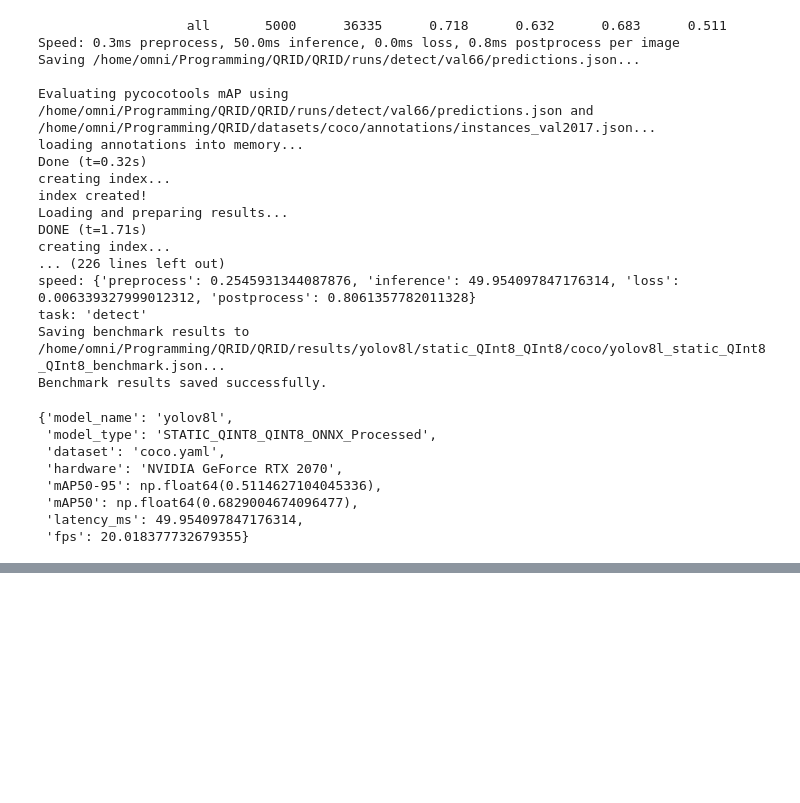
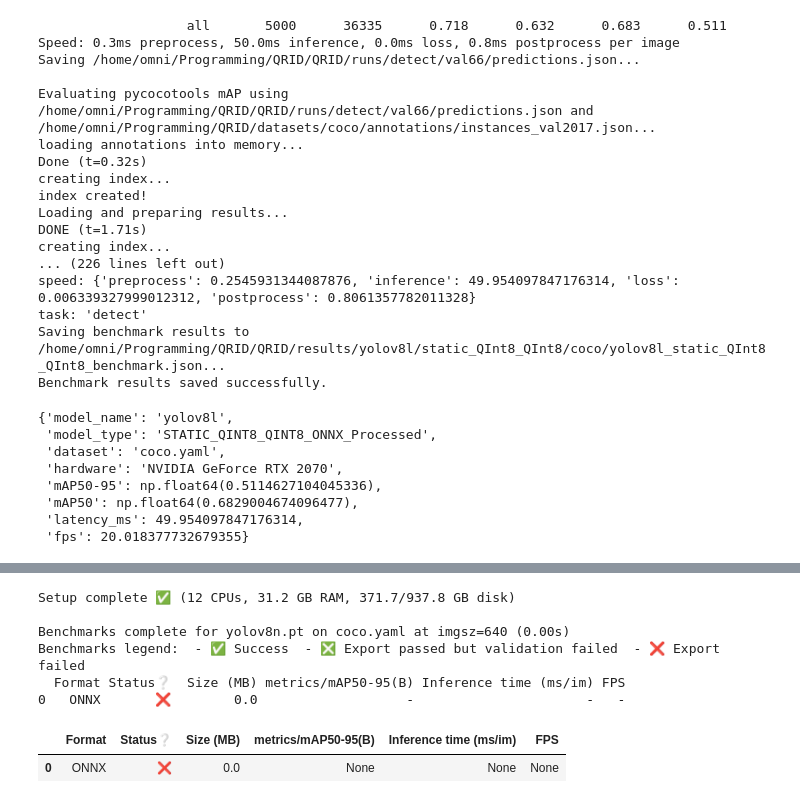
Before and after one commit to AllanK24/QRID, a Jupyter notebook: yolo.ipynb, the cells around one changed output, grey strips where cells are left out. Drawn from its saved outputs; the diff is of its cells as text; code cells hidden in the pictures; blank space fills up the shorter version.

```diff
--- a/yolo.ipynb
+++ b/yolo.ipynb
@@ -483,0 +639,19 @@ benchmark_yolo_static_quant(
+# %%
+from ultralytics.utils.benchmarks import benchmark
+benchmark(
+    model='yolov8n.pt',
+    imgsz=640,
+    data="coco.yaml",
+    device=0,
+    int8=True,
+    format='onnx',
+)
+# %% [output]
+Setup complete ✅ (12 CPUs, 31.2 GB RAM, 371.7/937.8 GB disk)
+
+Benchmarks complete for yolov8n.pt on coco.yaml at imgsz=640 (0.00s)
+Benchmarks legend:  - ✅ Success  - ❎ Export passed but validation failed  - ❌️ Export failed
+  Format Status❔  Size (MB) metrics/mAP50-95(B) Inference time (ms/im) FPS
+0   ONNX       ❌        0.0                   -                      -   -
+|  | Format | Status❔ | Size (MB) | metrics/mAP50-95(B) | Inference time (ms/im) | FPS |
+| 0 | ONNX | ❌ | 0.0 | None | None | None |
```
Also changed, not shown: parts of 10 cells of this notebook, 18 other files.
